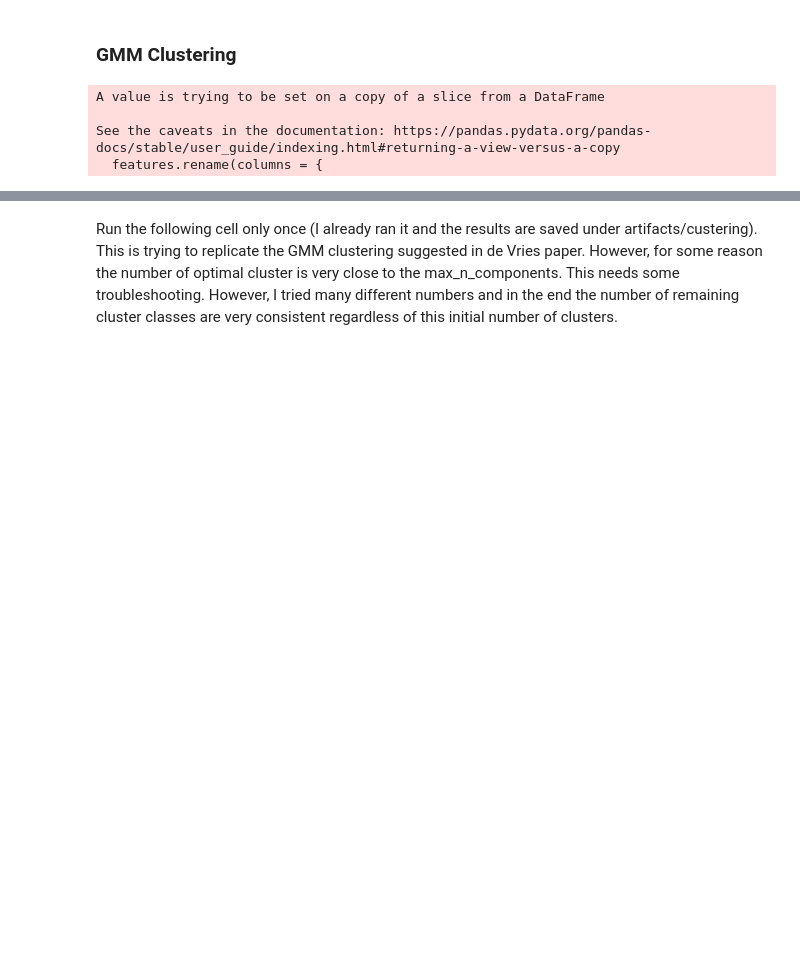
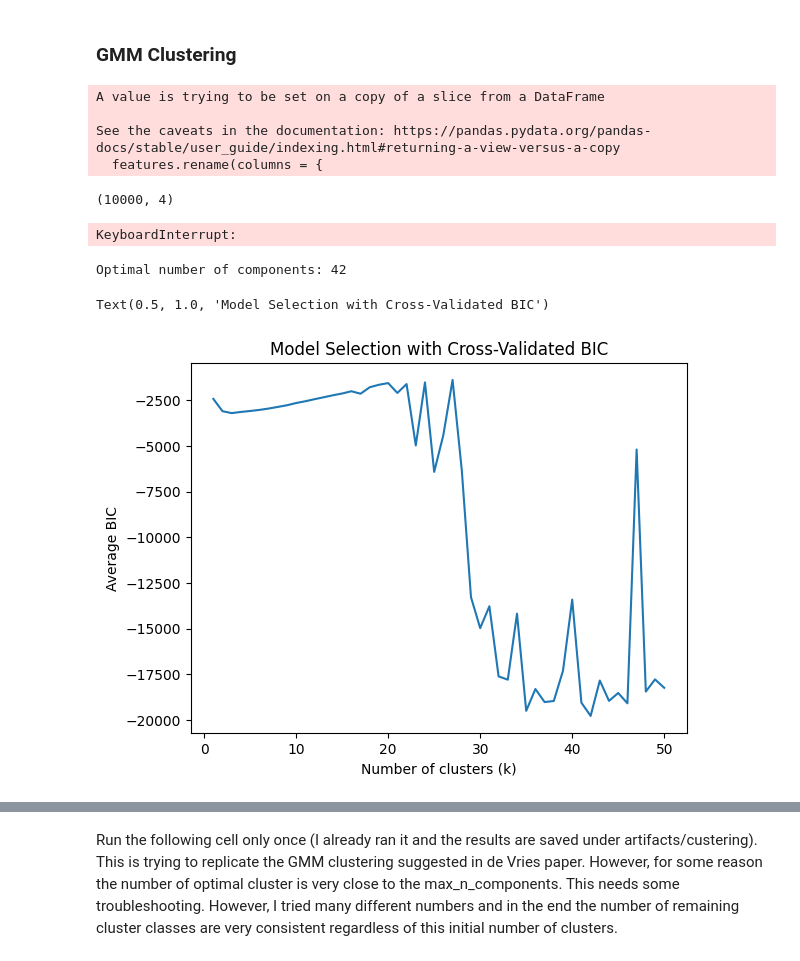
Before and after one commit to sherafatia/v1dd-public, a Jupyter notebook: notebooks/v1dd_figure4.ipynb, the cells around one changed output, grey strips where cells are left out. Saved outputs shown, nothing was run; the diff lists cells and outputs as text; code cells hidden in the pictures; blank space fills up the shorter version.

```diff
--- a/notebooks/v1dd_figure4.ipynb
+++ b/notebooks/v1dd_figure4.ipynb
@@ -199,3 +151,56 @@ A value is trying to be set on a copy of a slice from a DataFrame
 
 See the caveats in the documentation: https://pandas.pydata.org/pandas-docs/stable/user_guide/indexing.html#returning-a-view-versus-a-copy
   features.rename(columns = {
+# %%
+X_sub = X[:10000, :]
+X_sub.shape
+# %% [output]
+(10000, 4)
+# %%
+from sklearn.model_selection import KFold
+from tqdm import tqdm
+
+# already defined X in cell above
+# X_sub = X[:10000, :]
+kf = KFold(n_splits=4, shuffle=True, random_state=5)
+component_range = range(1, 51)
+optimal_ks = []
+
+
+for i in tqdm(range(100)):
+
+    mean_bics = []
+    mean_lls = []
+
+    for n_components in component_range:
+        # print(f"Evaluating n_components={n_components}")
+        fold_bics = []
+        fold_lls = []
+        for train_index, test_index in kf.split(X):
+            X_train, X_test = X[train_index], X[test_index]
+            gmm = GaussianMixture(n_components=n_components, covariance_type='full', n_init=10, random_state=i)
+            gmm.fit(X_train)
+            bic = gmm.bic(X_test)
+            fold_bics.append(bic)
+
+        mean_bics.append(np.mean(fold_bics))
+
+    optimal_k = component_range[np.argmin(mean_bics)]
+    optimal_ks.append(optimal_k)
+    print(f"Optimal number of components: {optimal_k}")
+# %% [output]
+KeyboardInterrupt:
+# %%
+optimal_k = component_range[np.argmin(mean_bics)]
+print(f"Optimal number of components: {optimal_k}")
+# %% [output]
+Optimal number of components: 42
+# %%
+import matplotlib.pyplot as plt
+plt.plot(range(1, 51), mean_bics)
+plt.xlabel("Number of clusters (k)")
+plt.ylabel("Average BIC")
+plt.title("Model Selection with Cross-Validated BIC")
+# %% [output]
+Text(0.5, 1.0, 'Model Selection with Cross-Validated BIC')
+[figure, added]
```
Also changed, not shown: parts of 7 cells of this notebook.
